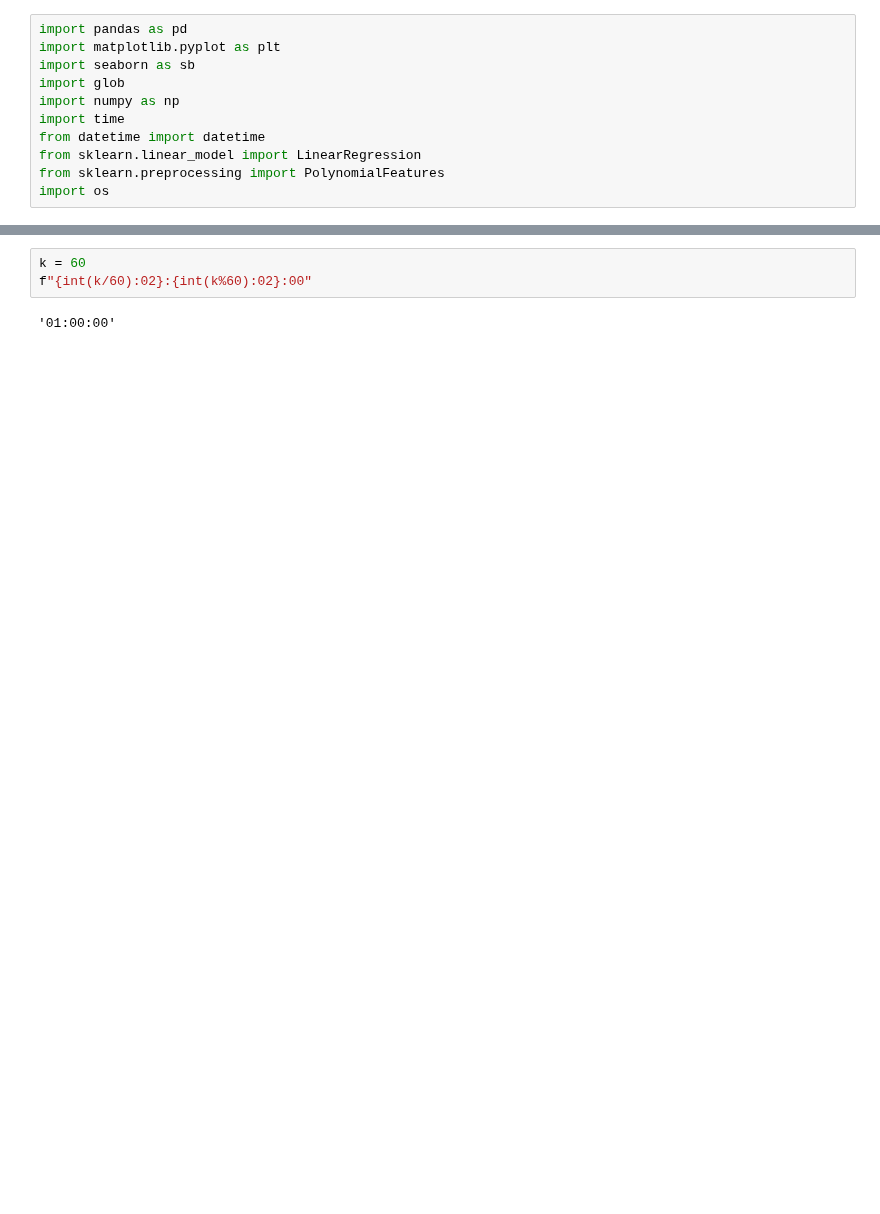
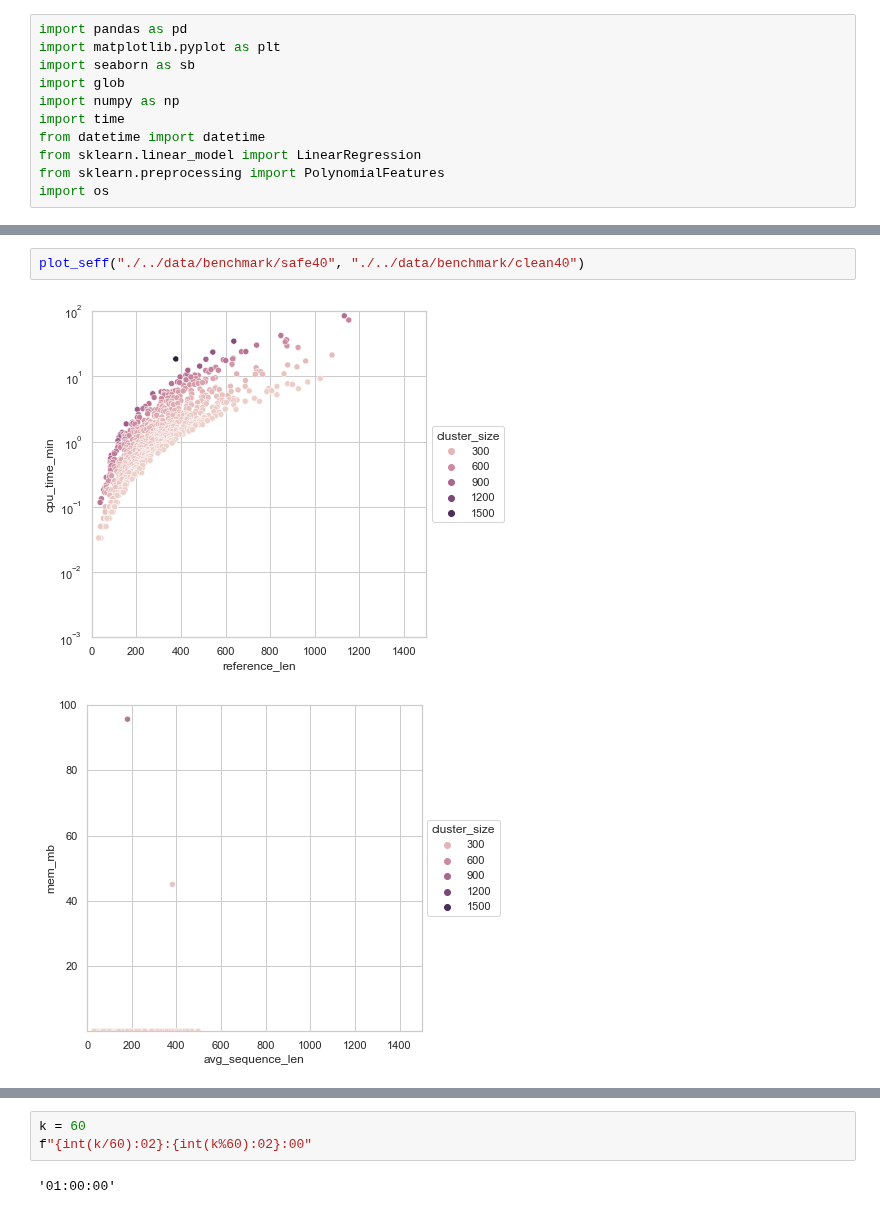
Before and after one commit to algbio/alignment-safety, a Jupyter notebook: pipeline/analysis/benchmark.ipynb, the cells around one changed output, grey strips where cells are left out. Saved outputs shown, nothing was run; the diff lists cells and outputs as text; blank space fills up the shorter version.

```diff
--- a/pipeline/analysis/benchmark.ipynb
+++ b/pipeline/analysis/benchmark.ipynb
@@ -89,0 +87,5 @@ df2[df2["avg_sequence_len"] > 800]
+# %%
+plot_seff("./../data/benchmark/safe40", "./../data/benchmark/clean40")
+# %% [output]
+[figure, added]
+[figure, added]
```
Also changed, not shown: parts of 11 cells of this notebook.
